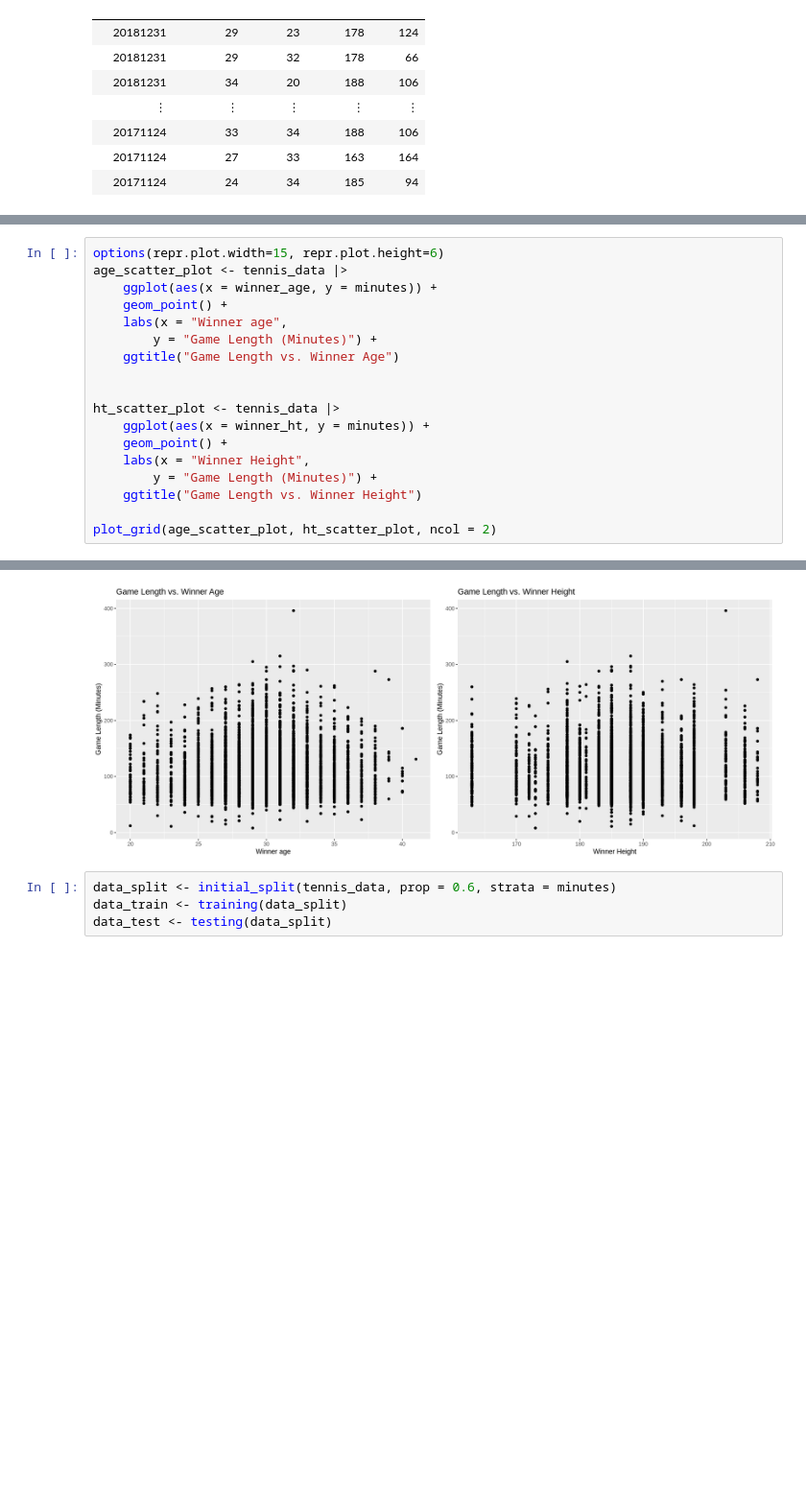
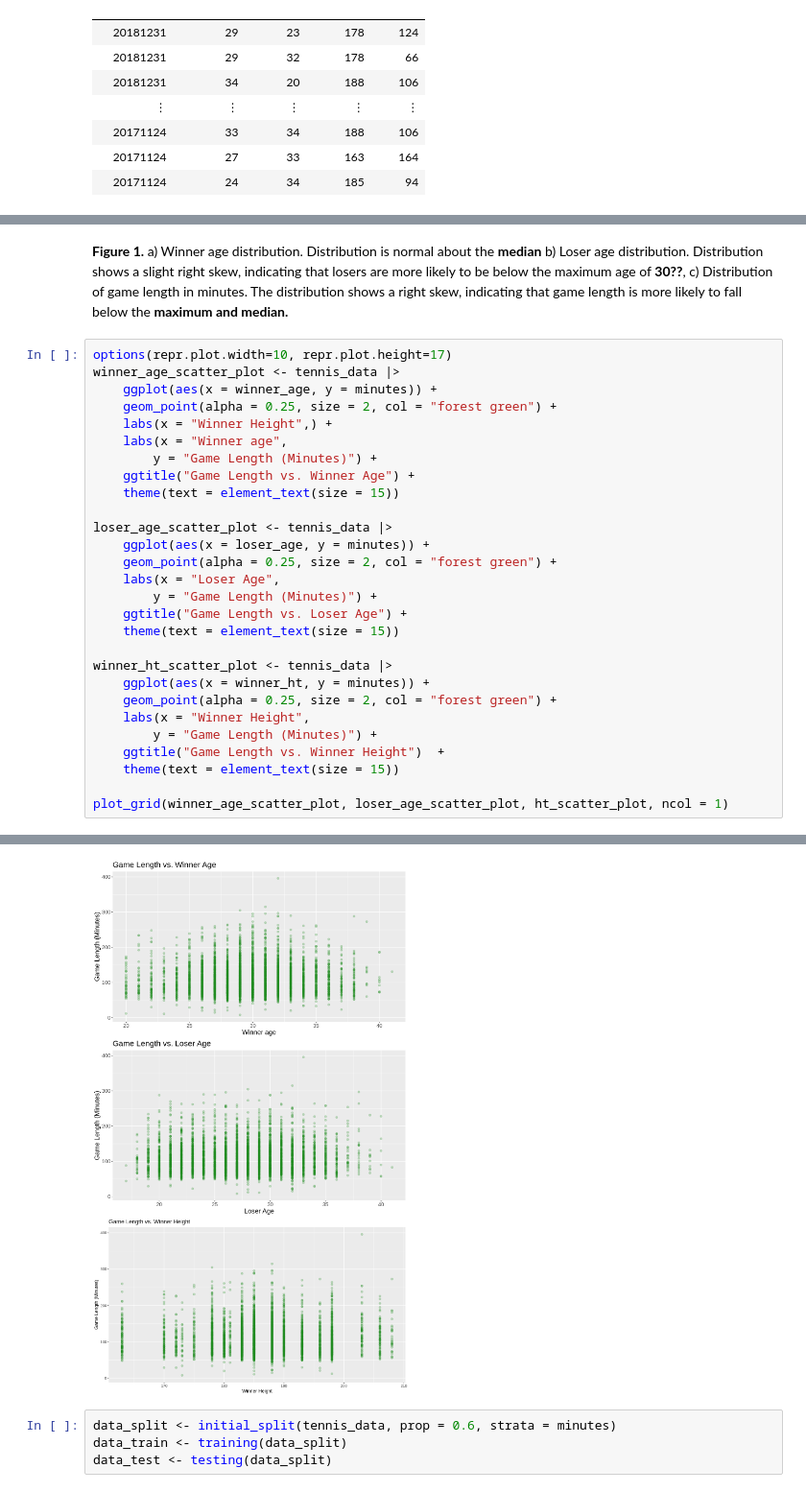
Before and after one commit to keelbeier/dsci100-group69, a Jupyter notebook: group_project_report.ipynb, the cells around one changed output, grey strips where cells are left out. Shown at 96% size. Cells and saved outputs as stored; diff of their text form; blank space fills up the shorter version.

```diff
--- a/group_project_report.ipynb
+++ b/group_project_report.ipynb
@@ -84,21 +96,33 @@ Warning message:
+# %% [markdown]
+**Figure 1.** a) Winner age distribution. Distribution is normal about the **median** b) Loser age distribution. Distribution shows a slight right skew, indicating that losers are more likely to be below the maximum age of **30??**, c) Distribution of game length in minutes. The distribution shows a right skew, indicating that game length is more likely to fall below the **maximum and median.**
 # %%
-options(repr.plot.width=15, repr.plot.height=6)
-age_scatter_plot <- tennis_data |>
+options(repr.plot.width=10, repr.plot.height=17)
+winner_age_scatter_plot <- tennis_data |>
     ggplot(aes(x = winner_age, y = minutes)) +
-    geom_point() +
+    geom_point(alpha = 0.25, size = 2, col = "forest green") +
+    labs(x = "Winner Height",) +
     labs(x = "Winner age",
         y = "Game Length (Minutes)") +
-    ggtitle("Game Length vs. Winner Age")
+    ggtitle("Game Length vs. Winner Age") +
+    theme(text = element_text(size = 15))
 
+loser_age_scatter_plot <- tennis_data |>
+    ggplot(aes(x = loser_age, y = minutes)) +
+    geom_point(alpha = 0.25, size = 2, col = "forest green") +
+    labs(x = "Loser Age",
+        y = "Game Length (Minutes)") +
+    ggtitle("Game Length vs. Loser Age") +
+    theme(text = element_text(size = 15))
 
-ht_scatter_plot <- tennis_data |>
+winner_ht_scatter_plot <- tennis_data |>
     ggplot(aes(x = winner_ht, y = minutes)) +
-    geom_point() +
+    geom_point(alpha = 0.25, size = 2, col = "forest green") +
     labs(x = "Winner Height",
         y = "Game Length (Minutes)") +
-    ggtitle("Game Length vs. Winner Height")
+    ggtitle("Game Length vs. Winner Height")  +
+    theme(text = element_text(size = 15))
 
-plot_grid(age_scatter_plot, ht_scatter_plot, ncol = 2)
+plot_grid(winner_age_scatter_plot, loser_age_scatter_plot, ht_scatter_plot, ncol = 1)
 # %% [output]
 Warning message:
 “Removed 73 rows containing missing values (geom_point).”
@@ -107,4 +133,4 @@ Warning message:
-[figure, old version]
+[figure, new version]
 # %%
 data_split <- initial_split(tennis_data, prop = 0.6, strata = minutes)
 data_train <- training(data_split)
```
Also changed, not shown: parts of 7 cells of this notebook.
